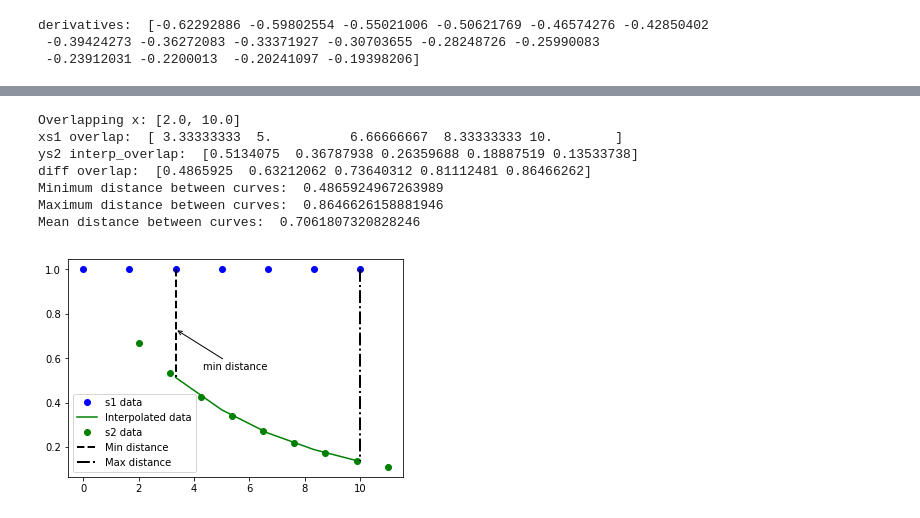
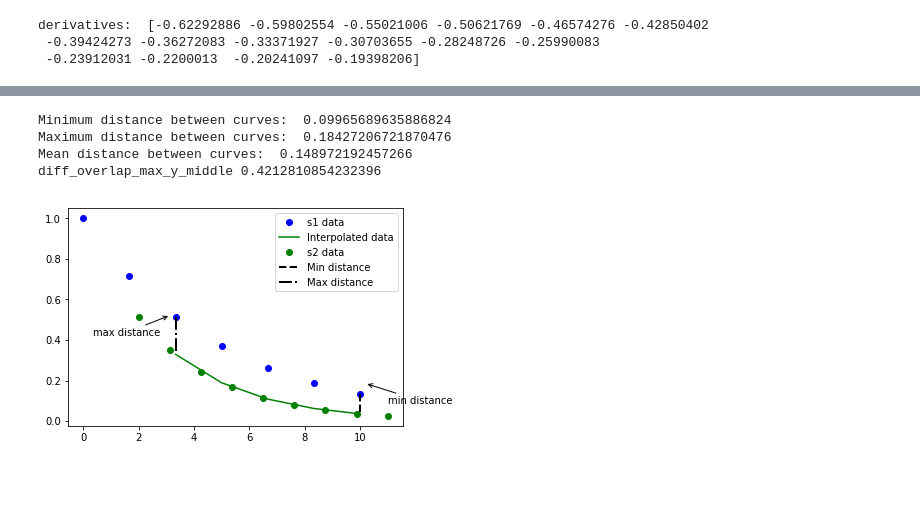
Before and after one commit to sunshinescience/tsdiff, a Jupyter notebook: tsdiff.ipynb, the cells around one changed output, grey strips where cells are left out. Saved outputs shown, nothing was run; the diff lists cells and outputs as text; code cells hidden in the pictures; blank space fills up the shorter version.

Commit message:
Annotated plot

```diff
--- a/tsdiff.ipynb
+++ b/tsdiff.ipynb
@@ -516,7 +516,7 @@ def compare_curves_v2(xs1, ys1, xs2, ys2):
     xs2_max =  max(xs2)
     xs_overlap_min = max(xs1_min, xs2_min)
     xs_overlap_max = min(xs1_max, xs2_max)
-    print (f"Overlapping x: [{xs_overlap_min}, {xs_overlap_max}]") # The min and max overlap values, provides two overall values for the min and max overlap range between the two curves
+    # print (f"Overlapping x: [{xs_overlap_min}, {xs_overlap_max}]") # The min and max overlap values, provides two overall values for the min and max overlap range between the two curves
 
     xs1_overlap_where = np.where((xs1 >= xs_overlap_min) & (xs1 <= xs_overlap_max)) # x values >= the min of both curves and x values <= the max of both curves
     xs1_overlap = xs1[xs1_overlap_where] # xs1 overlap values, these are the points along the xs1 curve within the overlap range
@@ -527,7 +527,7 @@ def compare_curves_v2(xs1, ys1, xs2, ys2):
 
     # Compute vertical difference in y values between the y values of ys1 within the xs1 overlap range and the y values of the interpolated line at the ys1 points of xs1 overlap range
     diff_overlap = ys1[xs1_overlap_where] - ys2_interp_overlap # y values of ys1 within the overlap range minus the y values of the interpolated line at the ys1 points of overlap range
-    print ('diff overlap: ', diff_overlap)
+    # print ('diff overlap: ', diff_overlap)
 
     # Compute Euclidean distance between the above two curves (same as above vertical difference calculation because the x-values here are the same now)
     Euc_dist = np.sqrt((xs1_overlap - xs1_overlap)**2 + (ys1[xs1_overlap_where] - ys2_interp_overlap)**2)
@@ -553,43 +553,49 @@ def compare_curves_v2(xs1, ys1, xs2, ys2):
             y_dist_index_max = index - 1 # Index of where the maximum distance between the curves is located within y_distance
 
     x_value_min = []
     x_value_max = []
     for i in range(2):
         x_value_min.append(xs1_overlap[y_dist_index_min]) # x value where the minimum between the two curves is located, appending it twice in order to plot the min location between curves
         x_value_max.append(xs1_overlap[y_dist_index_max]) # x value where the maximum between the two curves is located, appending it twice in order to plot the max location between curves
 
     diff_overlap_min_y = [] # Two y-axis end points where the minimum between the two curves is located
     diff_overlap_min_y.append(ys1[xs1_overlap_where][y_dist_index_min])
     diff_overlap_min_y.append(ys2_interp_overlap[y_dist_index_min])
-    diff_overlap_min_y_middle = ((ys1[xs1_overlap_where][y_dist_index_min]) - (ys2_interp_overlap[y_dist_index_min]))*1.5 # Location of where to annotate an arrow along the y-axis
+    diff_overlap_min_y_middle = ((ys1[xs1_overlap_where][y_dist_index_min]) + (ys2_interp_overlap[y_dist_index_min]))/2 # Location of where to annotate an arrow along the y-axis
     diff_overlap_max_y = [] # Two y-axis end points where the maximum between the two curves is located
     diff_overlap_max_y.append(ys1[xs1_overlap_where][y_dist_index_max])
     diff_overlap_max_y.append(ys2_interp_overlap[y_dist_index_max])
-    diff_overlap_max_y_middle = ((ys1[xs1_overlap_where][y_dist_index_max]) - (ys2_interp_overlap[y_dist_index_max]))*1.5
+    diff_overlap_max_y_middle = ((ys1[xs1_overlap_where][y_dist_index_max]) + (ys2_interp_overlap[y_dist_index_max]))/2 # Location of where to annotate an arrow along the y-axis
 
+    print ('diff_overlap_max_y_middle', diff_overlap_max_y_middle)
     plt.plot(xs1, ys1, 'bo', label='s1 data')
     plt.plot(xs1_overlap, ys2_interp_overlap, 'g-', label='Interpolated data')
     plt.plot(xs2, ys2, 'go', label='s2 data')
     plt.plot(x_value_min, diff_overlap_min_y, 'k--', linewidth=2, label='Min distance')
     plt.plot(x_value_max, diff_overlap_max_y, 'k-.', linewidth=2, label='Max distance')
     plt.legend(loc='best')
-    plt.annotate('min distance', xy=(x_value_min[0], diff_overlap_min_y_middle), xytext=((x_value_min[0] + 1), (diff_overlap_min_y_middle*.75)),
+    plt.annotate('min distance', xy=((x_value_min[0]+.2), (diff_overlap_min_y_middle+.1)), xytext=((x_value_min[0] + 1), (diff_overlap_min_y_middle)),
             arrowprops=dict(arrowstyle="->", connectionstyle="arc3"))
-    #plt.annotate('max distance', xy=(x_value_max[0], diff_overlap_max_y_middle), xytext=((x_value_max[0] + 1), (diff_overlap_max_y_middle*.75)),
-    #        arrowprops=dict(arrowstyle="->", connectionstyle="arc3"))
+    plt.annotate('max distance', xy=((x_value_max[0]-.2), (diff_overlap_max_y_middle+.1)), xytext=((x_value_max[0] - 3), (diff_overlap_max_y_middle)),
+            arrowprops=dict(arrowstyle="->", connectionstyle="arc3"))
     plt.show()
 
+'''
 xs1 = np.linspace(0, 10, 7)
 xs2 = np.linspace(2, 11, 9)
 ys1 = np.ones_like(xs1)
 ys2 = np.exp(-xs2/5.0)
 compare_curves_v2(xs1, ys1, xs2, ys2)
+'''
+
+xs1 = np.linspace(0, 10, 7)
+xs2 = np.linspace(2, 11, 9)
+ys1 = np.exp(-xs1/5.0)
+ys2 = np.exp(-xs2/3.0)
+compare_curves_v2(xs1, ys1, xs2, ys2)
 # %% [output]
-Overlapping x: [2.0, 10.0]
-xs1 overlap:  [ 3.33333333  5.          6.66666667  8.33333333 10.        ]
-ys2 interp_overlap:  [0.5134075  0.36787938 0.26359688 0.18887519 0.13533738]
-diff overlap:  [0.4865925  0.63212062 0.73640312 0.81112481 0.86466262]
-Minimum distance between curves:  0.4865924967263989
-Maximum distance between curves:  0.8646626158881946
-Mean distance between curves:  0.7061807320828246
+Minimum distance between curves:  0.09965689635886824
+Maximum distance between curves:  0.18427206721870476
+Mean distance between curves:  0.148972192457266
+diff_overlap_max_y_middle 0.4212810854232396
-[figure, old version]
+[figure, new version]
```
Also changed, not shown: parts of 2 cells of this notebook.
